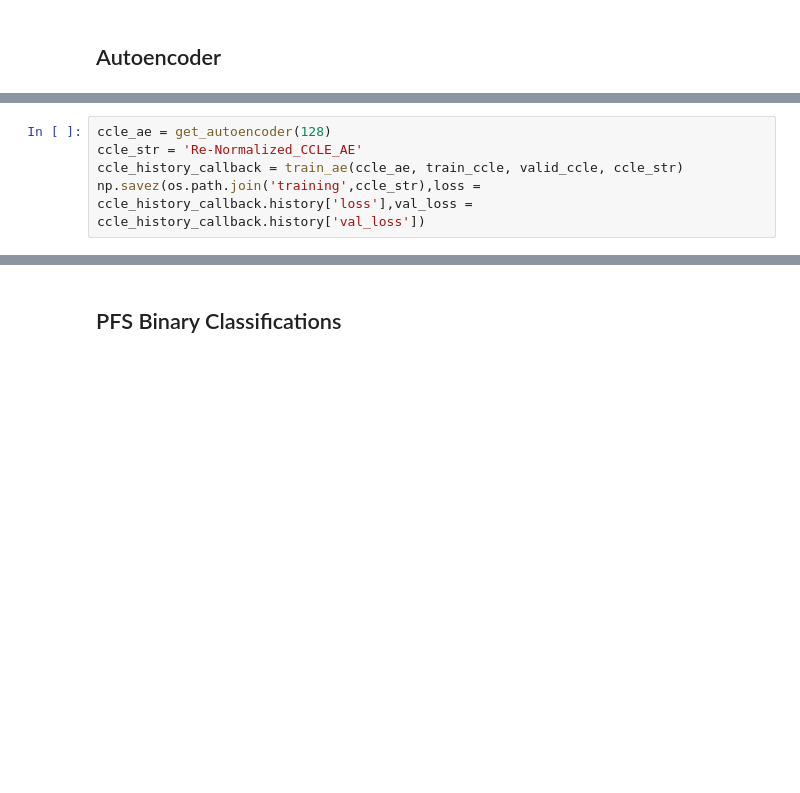
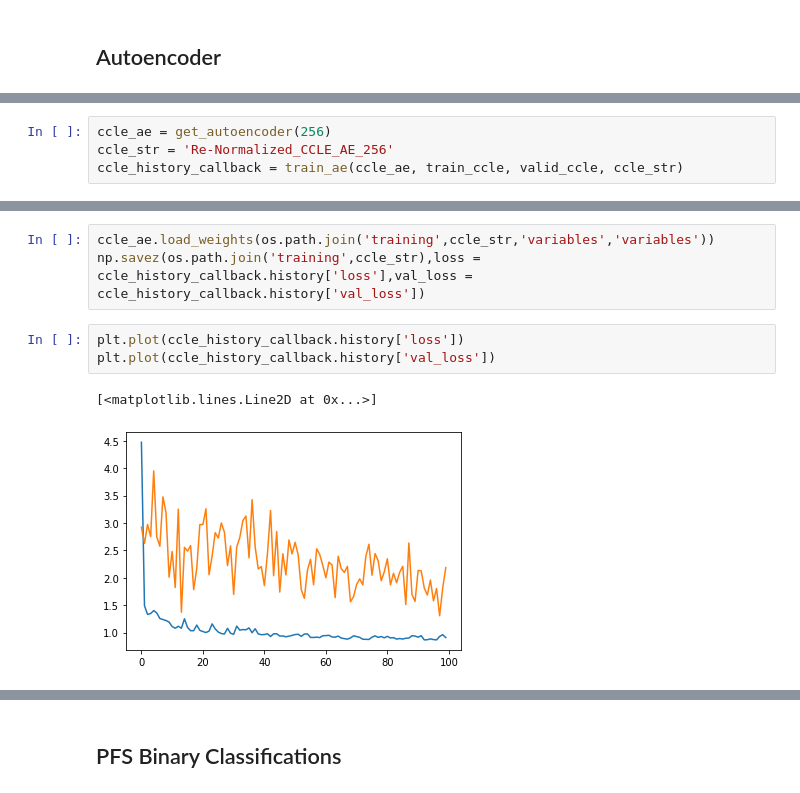
Before and after one commit to nalinimsingh/mm-cell_lines, a Jupyter notebook: RNASeq_autoencoder.ipynb, the cells around one changed output, grey strips where cells are left out. Cells and saved outputs as stored; diff of their text form; blank space fills up the shorter version.

```diff
--- a/RNASeq_autoencoder.ipynb
+++ b/RNASeq_autoencoder.ipynb
@@ -199,6 +232,5 @@ INFO:tensorflow:Assets written to: training/Re-Normalized_MMRF_AE/assets
 # %%
-ccle_ae = get_autoencoder(128)
-ccle_str = 'Re-Normalized_CCLE_AE'
+ccle_ae = get_autoencoder(256)
+ccle_str = 'Re-Normalized_CCLE_AE_256'
 ccle_history_callback = train_ae(ccle_ae, train_ccle, valid_ccle, ccle_str)
-np.savez(os.path.join('training',ccle_str),loss = ccle_history_callback.history['loss'],val_loss = ccle_history_callback.history['val_loss'])
 # %% [output]
@@ -222 +254,10 @@ INFO:tensorflow:Assets written to: training/Re-Normalized_CCLE_AE/assets
+# %%
+ccle_ae.load_weights(os.path.join('training',ccle_str,'variables','variables'))
+np.savez(os.path.join('training',ccle_str),loss = ccle_history_callback.history['loss'],val_loss = ccle_history_callback.history['val_loss'])
+# %%
+plt.plot(ccle_history_callback.history['loss'])
+plt.plot(ccle_history_callback.history['val_loss'])
+# %% [output]
+[<matplotlib.lines.Line2D at 0x...>]
+[figure, added]
 # %%
```
Also changed, not shown: parts of 19 cells of this notebook, 5 other files.
